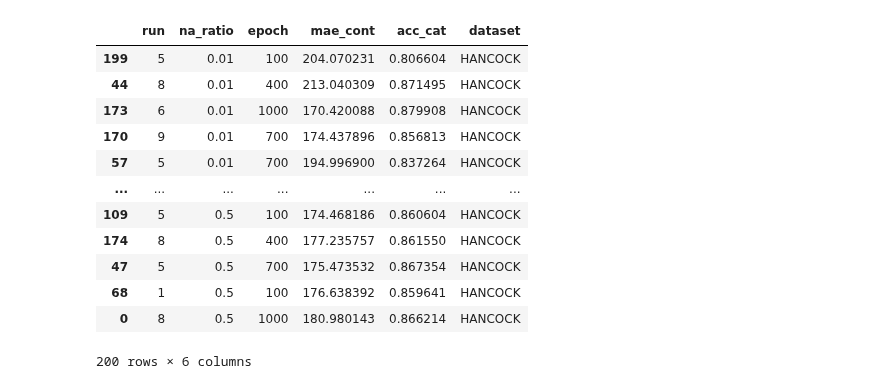
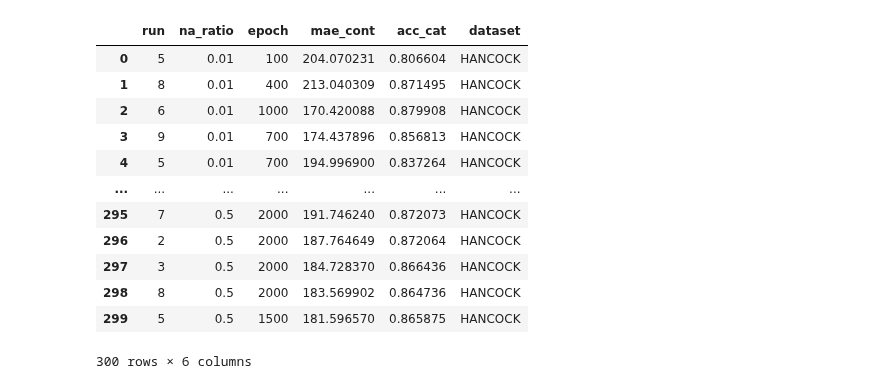
Before and after one commit to bionetslab/POME_Evaluation, a Jupyter notebook: scripts/plot_supplement_imputation_epochs.ipynb, the cells around one changed output. Drawn from its saved outputs; the diff is of its cells as text; code cells hidden in the pictures.

```diff
--- a/scripts/plot_supplement_imputation_epochs.ipynb
+++ b/scripts/plot_supplement_imputation_epochs.ipynb
@@ -5,32 +5,49 @@ import matplotlib.pyplot as plt
 import numpy as np
 import matplotlib.transforms as transforms
 import os
+# %%
+hancock_2000_df = pd.read_csv("../data/HANCOCK_imputation_checkpoint_to_2000_results.csv")
+hancock_2000_df["na_ratio"] = hancock_2000_df["na_ratio"].astype(str)
+hancock_2000_df.sort_values(by="na_ratio", inplace=True)
+luad_2000_df = pd.read_csv("../data/TCGA_LUAD_imputation_checkpoint_to_2000_results.csv")
+luad_2000_df["na_ratio"] = luad_2000_df["na_ratio"].astype(str)
+luad_2000_df.sort_values(by="na_ratio", inplace=True)
+mimic_2000_df = pd.read_csv("../data/MIMIC_imputation_checkpoint_to_2000_results.csv")
+mimic_2000_df["na_ratio"] = mimic_2000_df["na_ratio"].astype(str)
+mimic_2000_df.sort_values(by="na_ratio", inplace=True)
 # %%
-hancock_df = pd.read_csv("../data/HANCOCK_imputation_checkpoint_results.csv")
-hancock_df["na_ratio"] = hancock_df["na_ratio"].astype(str)
-hancock_df.sort_values(by="na_ratio", inplace=True)
-luad_df = pd.read_csv("../data/TCGA_LUAD_imputation_checkpoint_results.csv")
-luad_df["na_ratio"] = luad_df["na_ratio"].astype(str)
-luad_df.sort_values(by="na_ratio", inplace=True)
-mimic_df = pd.read_csv("../data/MIMIC_imputation_checkpoint_results.csv")
-mimic_df["na_ratio"] = mimic_df["na_ratio"].astype(str)
-mimic_df.sort_values(by="na_ratio", inplace=True)
-all_df = pd.concat([hancock_df, luad_df, mimic_df], ignore_index=True)
-hancock_df
+hancock_1000_df = pd.read_csv("../data/HANCOCK_imputation_checkpoint_results.csv")
+hancock_1000_df["na_ratio"] = hancock_1000_df["na_ratio"].astype(str)
+hancock_1000_df.sort_values(by="na_ratio", inplace=True)
+luad_1000_df = pd.read_csv("../data/TCGA_LUAD_imputation_checkpoint_results.csv")
+luad_1000_df["na_ratio"] = luad_1000_df["na_ratio"].astype(str)
+luad_1000_df.sort_values(by="na_ratio", inplace=True)
+mimic_1000_df = pd.read_csv("../data/MIMIC_imputation_checkpoint_results.csv")
+mimic_1000_df["na_ratio"] = mimic_1000_df["na_ratio"].astype(str)
+mimic_1000_df.sort_values(by="na_ratio", inplace=True)
-# %% [output]
-|  | run | na_ratio | epoch | mae_cont | acc_cat | dataset |
-| 199 | 5 | 0.01 | 100 | 204.070231 | 0.806604 | HANCOCK |
-| 44 | 8 | 0.01 | 400 | 213.040309 | 0.871495 | HANCOCK |
-| 173 | 6 | 0.01 | 1000 | 170.420088 | 0.879908 | HANCOCK |
-| 170 | 9 | 0.01 | 700 | 174.437896 | 0.856813 | HANCOCK |
-| 57 | 5 | 0.01 | 700 | 194.996900 | 0.837264 | HANCOCK |
-| ... | ... | ... | ... | ... | ... | ... |
-| 109 | 5 | 0.5 | 100 | 174.468186 | 0.860604 | HANCOCK |
-| 174 | 8 | 0.5 | 400 | 177.235757 | 0.861550 | HANCOCK |
-| 47 | 5 | 0.5 | 700 | 175.473532 | 0.867354 | HANCOCK |
-| 68 | 1 | 0.5 | 100 | 176.638392 | 0.859641 | HANCOCK |
-| 0 | 8 | 0.5 | 1000 | 180.980143 | 0.866214 | HANCOCK |
-200 rows × 6 columns
+# %%
+hancock_2000_df = hancock_2000_df[hancock_2000_df["epoch"] > 1000]
+luad_2000_df = luad_2000_df[luad_2000_df["epoch"] > 1000]
+mimic_2000_df = mimic_2000_df[mimic_2000_df["epoch"] > 1000]
+
+hancock_df = pd.concat([hancock_1000_df, hancock_2000_df], ignore_index=True)
+luad_df = pd.concat([luad_1000_df, luad_2000_df], ignore_index=True)
+mimic_df = pd.concat([mimic_1000_df, mimic_2000_df], ignore_index=True)
+hancock_df
+# %% [output]
+|  | run | na_ratio | epoch | mae_cont | acc_cat | dataset |
+| 0 | 5 | 0.01 | 100 | 204.070231 | 0.806604 | HANCOCK |
+| 1 | 8 | 0.01 | 400 | 213.040309 | 0.871495 | HANCOCK |
+| 2 | 6 | 0.01 | 1000 | 170.420088 | 0.879908 | HANCOCK |
+| 3 | 9 | 0.01 | 700 | 174.437896 | 0.856813 | HANCOCK |
+| 4 | 5 | 0.01 | 700 | 194.996900 | 0.837264 | HANCOCK |
+| ... | ... | ... | ... | ... | ... | ... |
+| 295 | 7 | 0.5 | 2000 | 191.746240 | 0.872073 | HANCOCK |
+| 296 | 2 | 0.5 | 2000 | 187.764649 | 0.872064 | HANCOCK |
+| 297 | 3 | 0.5 | 2000 | 184.728370 | 0.866436 | HANCOCK |
+| 298 | 8 | 0.5 | 2000 | 183.569902 | 0.864736 | HANCOCK |
+| 299 | 5 | 0.5 | 1500 | 181.596570 | 0.865875 | HANCOCK |
+300 rows × 6 columns
 # %%
 mosaic = [
 ['a', 'b', 'c'], ['d', 'e', 'f']
```
Also changed, not shown: parts of 1 cell of this notebook, 31 other files.
